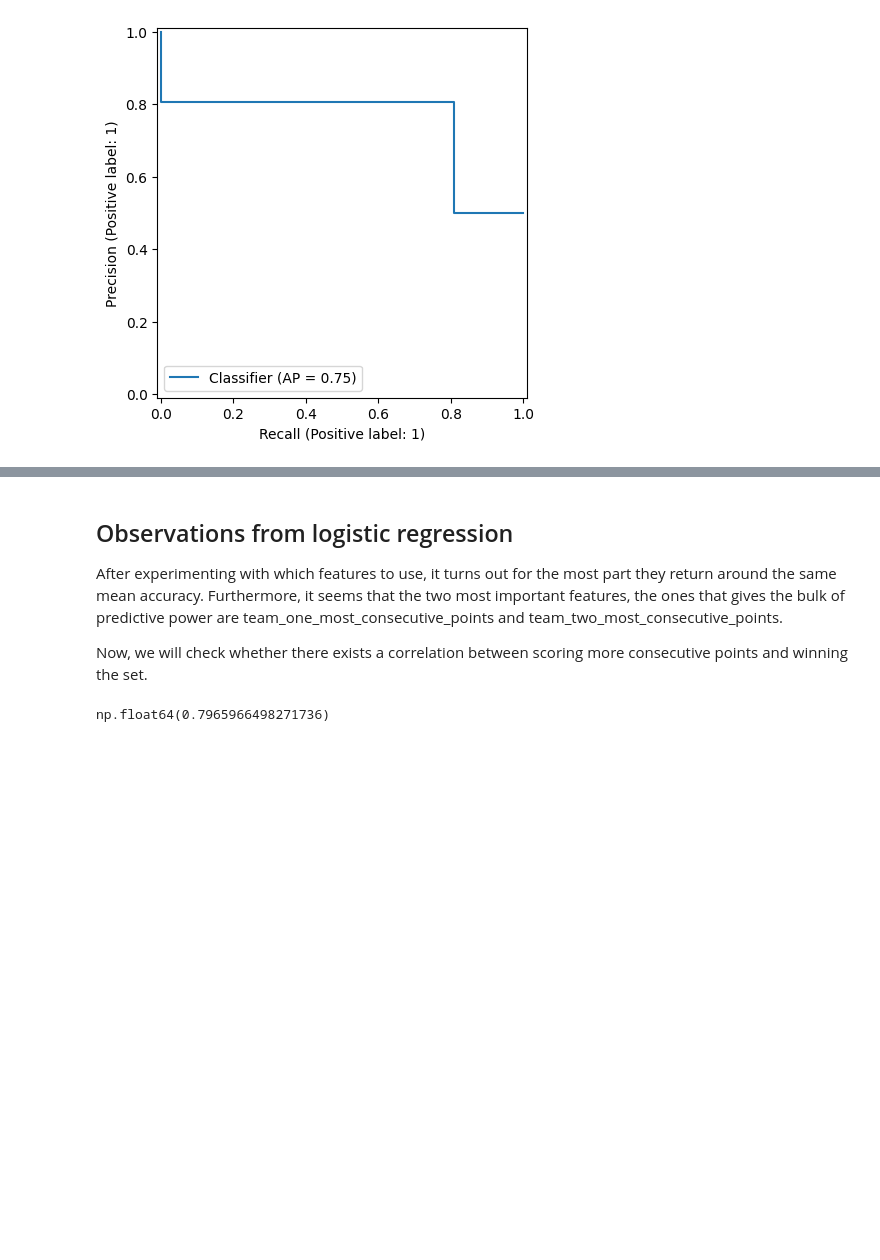
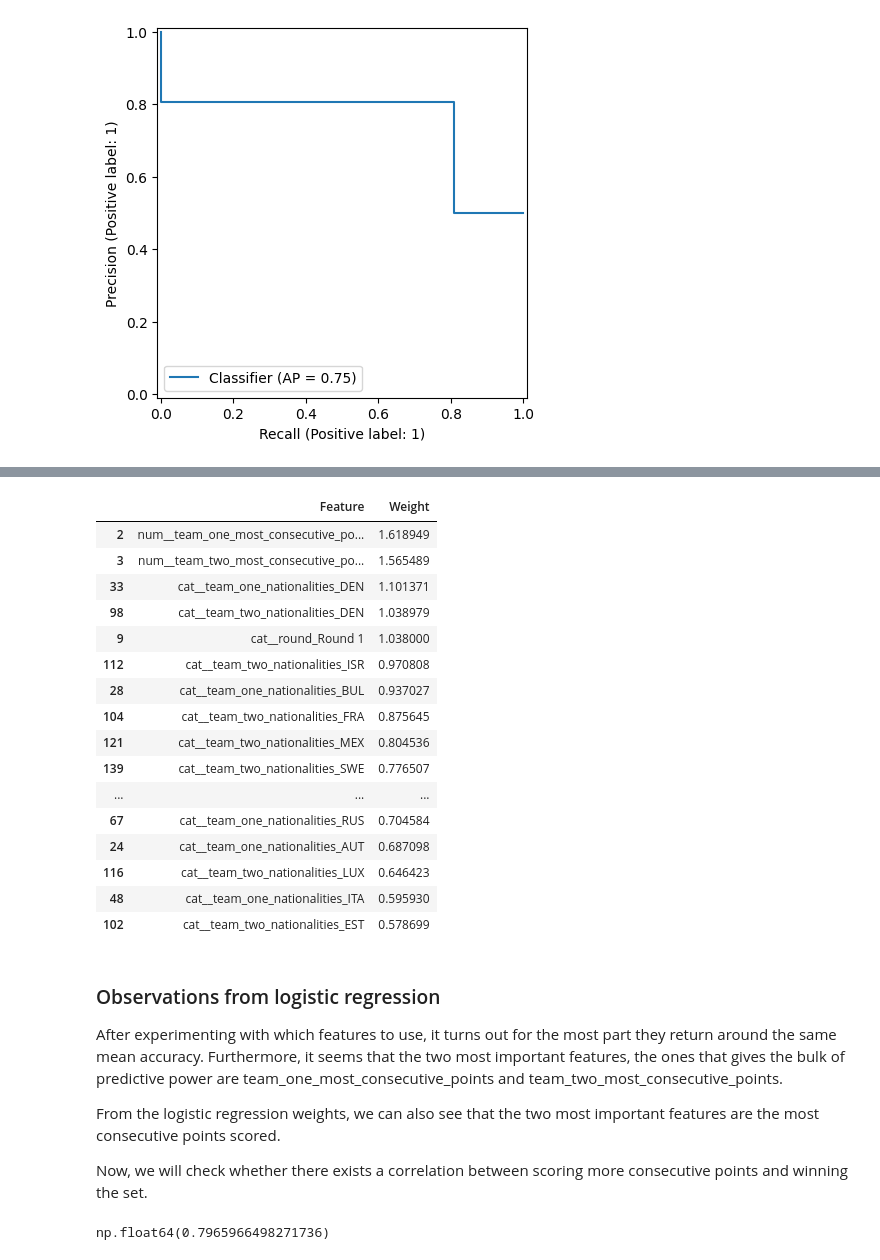
Before and after one commit to 4a24192a/wannabe-badminton-stats, a Jupyter notebook: bwf-exploratory.ipynb, the cells around one changed output, grey strips where cells are left out. Cells and saved outputs as stored; diff of their text form; code cells hidden in the pictures; blank space fills up the shorter version.

```diff
--- a/bwf-exploratory.ipynb
+++ b/bwf-exploratory.ipynb
@@ -856,0 +861,10 @@ classification_report(y_test,y_pred)
+# %%
+feature_weights = pd.DataFrame({
+    'Feature': pipeline.named_steps['preprocessor'].get_feature_names_out(),
+    'Weight': pipeline.named_steps['clf'].coef_[0]
+})
+
+# the feature column had to be done this way because one_hot_encoding changes the size of the data
+
+
+print(feature_weights)
@@ -857,8 +891,32 @@ classification_report(y_test,y_pred)
+# %%
+feature_weights['Weight'] = feature_weights['Weight'].apply(np.abs)
+
+feature_weights.sort_values(by='Weight', ascending = False).head(20)
+# %% [output]
+|  | Feature | Weight |
+| 2 | num__team_one_most_consecutive_po... | 1.618949 |
+| 3 | num__team_two_most_consecutive_po... | 1.565489 |
+| 33 | cat__team_one_nationalities_DEN | 1.101371 |
+| 98 | cat__team_two_nationalities_DEN | 1.038979 |
+| 9 | cat__round_Round 1 | 1.038000 |
+| 112 | cat__team_two_nationalities_ISR | 0.970808 |
+| 28 | cat__team_one_nationalities_BUL | 0.937027 |
+| 104 | cat__team_two_nationalities_FRA | 0.875645 |
+| 121 | cat__team_two_nationalities_MEX | 0.804536 |
+| 139 | cat__team_two_nationalities_SWE | 0.776507 |
+| ... | ... | ... |
+| 67 | cat__team_one_nationalities_RUS | 0.704584 |
+| 24 | cat__team_one_nationalities_AUT | 0.687098 |
+| 116 | cat__team_two_nationalities_LUX | 0.646423 |
+| 48 | cat__team_one_nationalities_ITA | 0.595930 |
+| 102 | cat__team_two_nationalities_EST | 0.578699 |
 # %% [markdown]
-## Observations from logistic regression
+### Observations from logistic regression
 
 After experimenting with which features to use, it turns out for the most part they return around the same mean accuracy. Furthermore, it seems that the two most important features, the ones that gives the bulk of predictive power are team_one_most_consecutive_points and team_two_most_consecutive_points.
 
+From the logistic regression weights, we can also see that the two most important features are the most consecutive points scored.
+
 Now, we will check whether there exists a correlation between scoring more consecutive points and winning the set.
 # %%
 n = data.shape[0]
```
Also changed, not shown: parts of 14 cells of this notebook.
